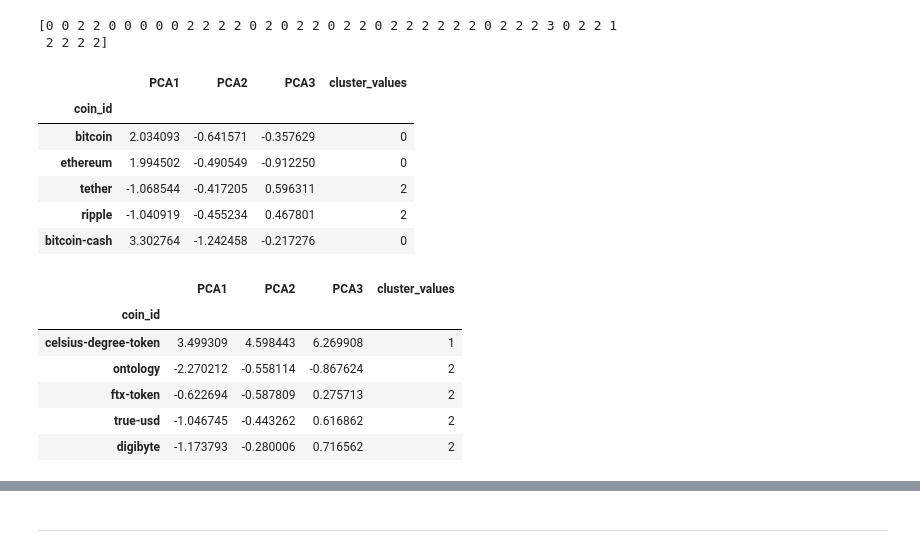
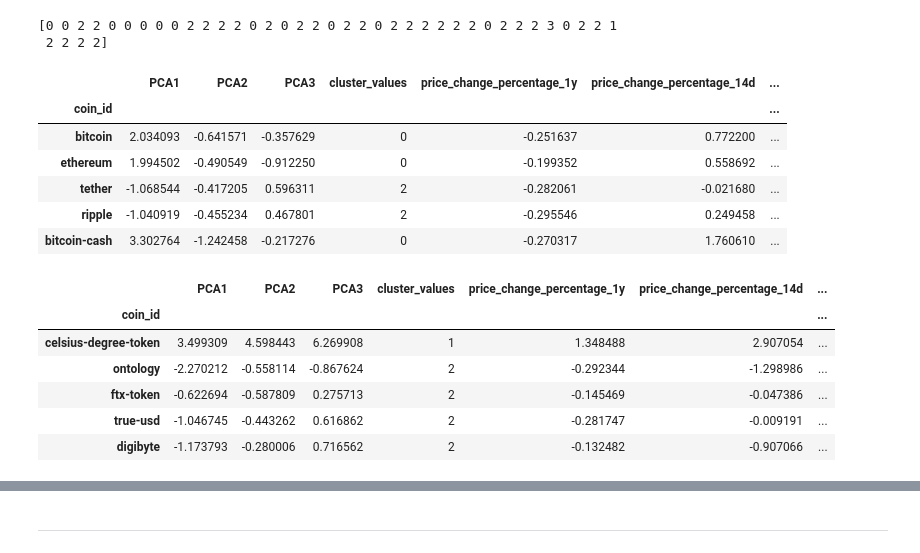
Before and after one commit to sangramsinghg/berkeley_fintech_module_10_challenge, a Jupyter notebook: crypto_investments.ipynb, the cells around one changed output, grey strips where cells are left out. Cells and saved outputs as stored; diff of their text form; code cells hidden in the pictures.

```diff
--- a/crypto_investments.ipynb
+++ b/crypto_investments.ipynb
@@ -403,25 +426,33 @@ print(predicted_cluster_values)
 # %%
 # Add a new column to the DataFrame with the predicted clusters
 df_market_data_pca["cluster_values"] = predicted_cluster_values
 
+# Add "price_change_percentage_24h" and "price_change_percentage_7d" columns from scaled data frame.
+df_market_data_pca["price_change_percentage_24h"] = df_market_data_scaled["price_change_percentage_24h"]
+df_market_data_pca["price_change_percentage_7d"] = df_market_data_scaled["price_change_percentage_7d"]
+
+# Add "price_change_percentage_1y" and "price_change_percentage_14d" columns from scaled data frame.
+df_market_data_pca["price_change_percentage_1y"] = df_market_data_scaled["price_change_percentage_1y"]
+df_market_data_pca["price_change_percentage_14d"] = df_market_data_scaled["price_change_percentage_14d"]
+
 # Display sample data
 display(df_market_data_pca.head())
 display(df_market_data_pca.tail())
 # %% [output]
-|  | PCA1 | PCA2 | PCA3 | cluster_values |
-| coin_id |  |  |  |  |
-| bitcoin | 2.034093 | -0.641571 | -0.357629 | 0 |
-| ethereum | 1.994502 | -0.490549 | -0.912250 | 0 |
-| tether | -1.068544 | -0.417205 | 0.596311 | 2 |
-| ripple | -1.040919 | -0.455234 | 0.467801 | 2 |
-| bitcoin-cash | 3.302764 | -1.242458 | -0.217276 | 0 |
+|  | PCA1 | PCA2 | PCA3 | cluster_values | price_change_percentage_1y | price_change_percentage_14d | ... |
+| coin_id |  |  |  |  |  |  | ... |
+| bitcoin | 2.034093 | -0.641571 | -0.357629 | 0 | -0.251637 | 0.772200 | ... |
+| ethereum | 1.994502 | -0.490549 | -0.912250 | 0 | -0.199352 | 0.558692 | ... |
+| tether | -1.068544 | -0.417205 | 0.596311 | 2 | -0.282061 | -0.021680 | ... |
+| ripple | -1.040919 | -0.455234 | 0.467801 | 2 | -0.295546 | 0.249458 | ... |
+| bitcoin-cash | 3.302764 | -1.242458 | -0.217276 | 0 | -0.270317 | 1.760610 | ... |
-|  | PCA1 | PCA2 | PCA3 | cluster_values |
-| coin_id |  |  |  |  |
-| celsius-degree-token | 3.499309 | 4.598443 | 6.269908 | 1 |
-| ontology | -2.270212 | -0.558114 | -0.867624 | 2 |
-| ftx-token | -0.622694 | -0.587809 | 0.275713 | 2 |
-| true-usd | -1.046745 | -0.443262 | 0.616862 | 2 |
-| digibyte | -1.173793 | -0.280006 | 0.716562 | 2 |
+|  | PCA1 | PCA2 | PCA3 | cluster_values | price_change_percentage_1y | price_change_percentage_14d | ... |
+| coin_id |  |  |  |  |  |  | ... |
+| celsius-degree-token | 3.499309 | 4.598443 | 6.269908 | 1 | 1.348488 | 2.907054 | ... |
+| ontology | -2.270212 | -0.558114 | -0.867624 | 2 | -0.292344 | -1.298986 | ... |
+| ftx-token | -0.622694 | -0.587809 | 0.275713 | 2 | -0.145469 | -0.047386 | ... |
+| true-usd | -1.046745 | -0.443262 | 0.616862 | 2 | -0.281747 | -0.009191 | ... |
+| digibyte | -1.173793 | -0.280006 | 0.716562 | 2 | -0.132482 | -0.907066 | ... |
 # %%
 # Create a scatter plot using hvPlot by setting
 # `x="PCA1"` and `y="PCA2"`.
```
Also changed, not shown: parts of 11 cells of this notebook.
